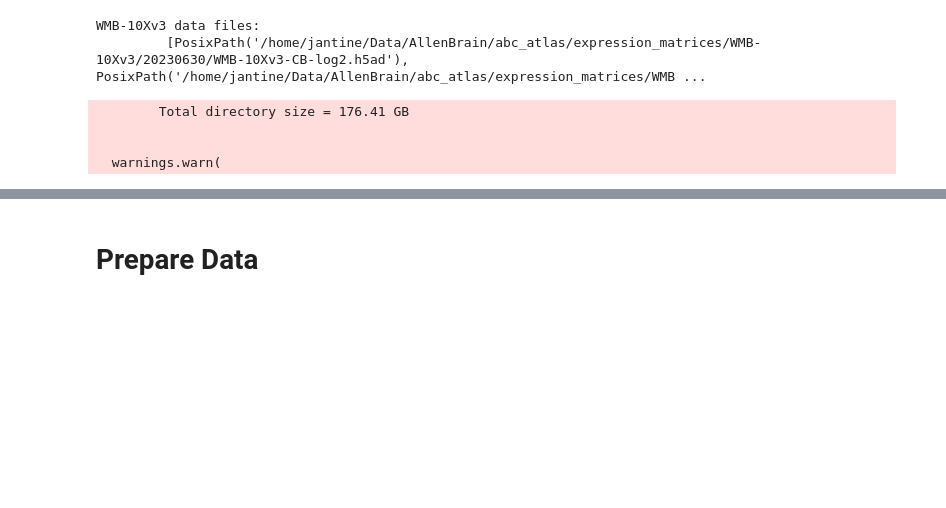
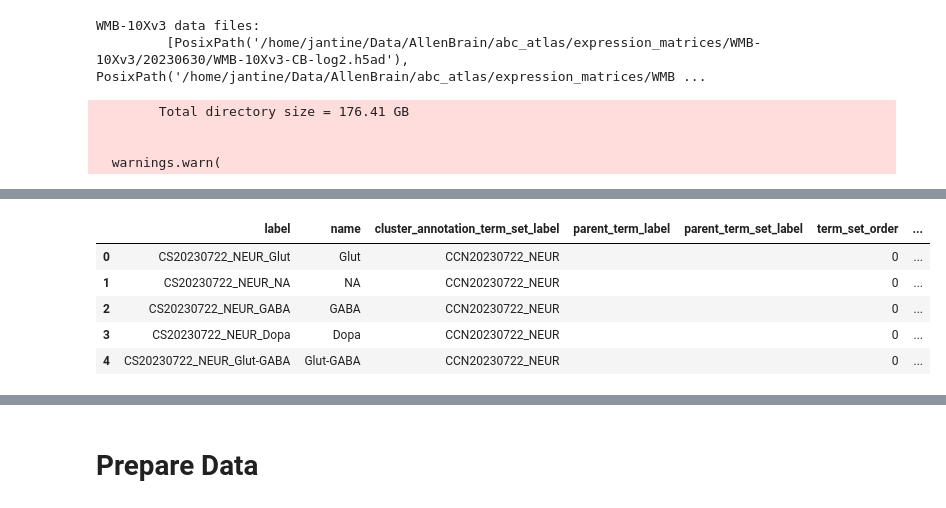
Before and after one commit to Jan10e/VAE_scVI_neuro, a Jupyter notebook: notebooks/01_data_exploration.ipynb, the cells around one changed output, grey strips where cells are left out. Cells and saved outputs as stored; diff of their text form; code cells hidden in the pictures; blank space fills up the shorter version.

```diff
--- a/notebooks/01_data_exploration.ipynb
+++ b/notebooks/01_data_exploration.ipynb
@@ -124,0 +211,10 @@ KeyError: 'File cell_metadata not found in directory WMB-10Xv3.'
+# %%
+term = abc_cache.get_metadata_dataframe(directory='WMB-taxonomy', file_name='cluster_annotation_term', keep_default_na=False)
+term.head(5)
+# %% [output]
+|  | label | name | cluster_annotation_term_set_label | parent_term_label | parent_term_set_label | term_set_order | ... |
+| 0 | CS20230722_NEUR_Glut | Glut | CCN20230722_NEUR |  |  | 0 | ... |
+| 1 | CS20230722_NEUR_NA | NA | CCN20230722_NEUR |  |  | 0 | ... |
+| 2 | CS20230722_NEUR_GABA | GABA | CCN20230722_NEUR |  |  | 0 | ... |
+| 3 | CS20230722_NEUR_Dopa | Dopa | CCN20230722_NEUR |  |  | 0 | ... |
+| 4 | CS20230722_NEUR_Glut-GABA | Glut-GABA | CCN20230722_NEUR |  |  | 0 | ... |
```
Also changed, not shown: parts of 23 cells of this notebook.
